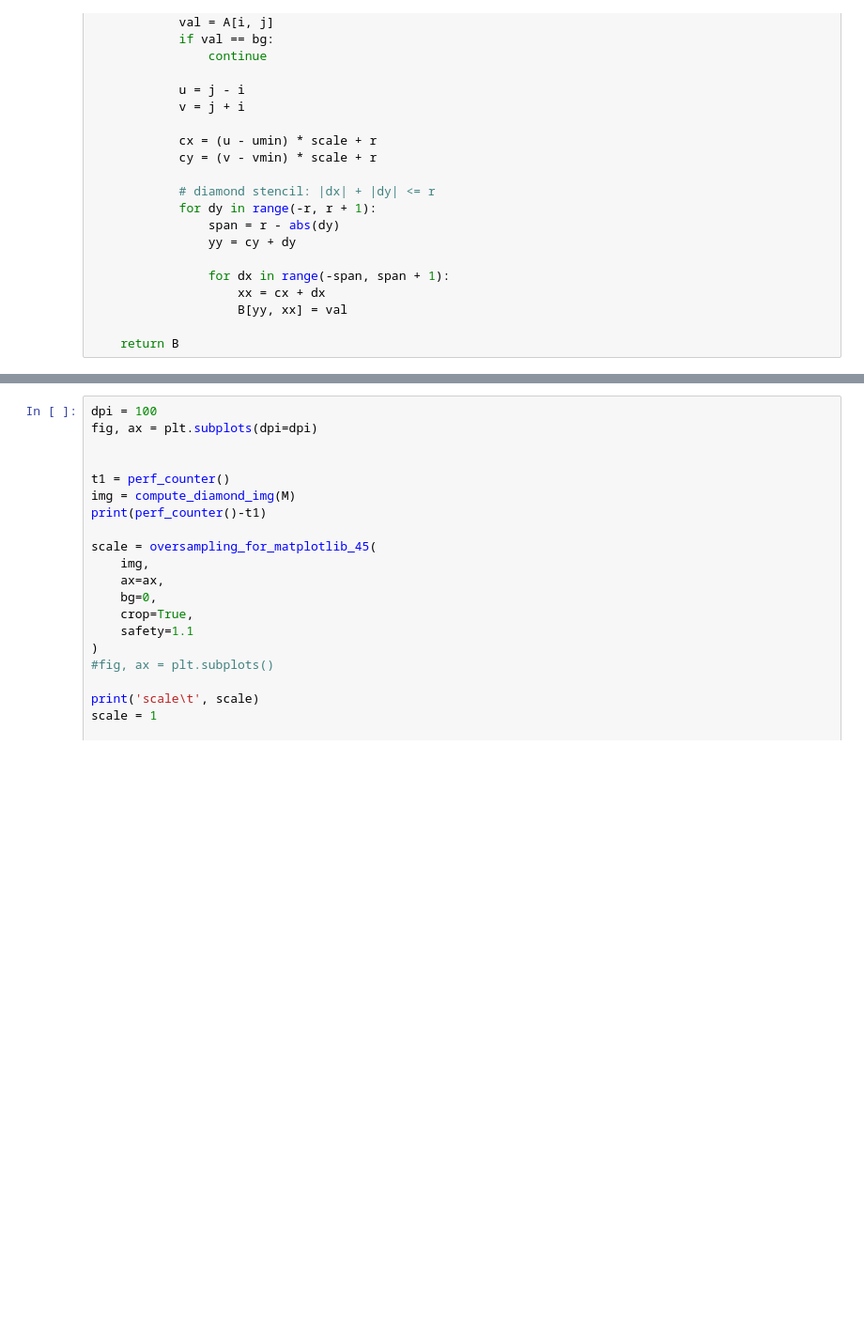
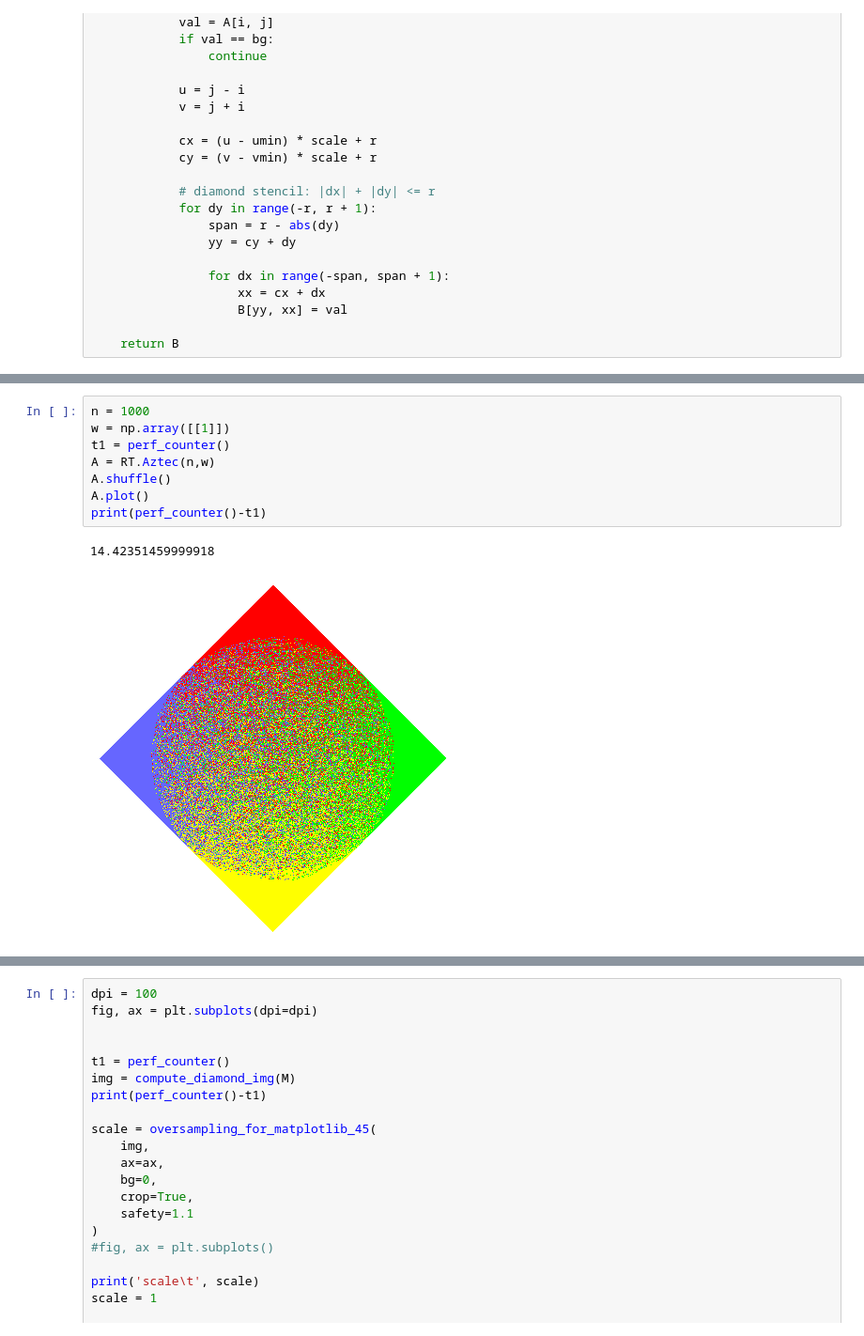
Before and after one commit to MaxvanHorssen/random-tilings, a Jupyter notebook: Dev Pixel Plot.ipynb, the cells around one changed output, grey strips where cells are left out. Shown at 94% size. Cells and saved outputs as stored; diff of their text form; blank space fills up the shorter version.

```diff
--- a/Dev Pixel Plot.ipynb
+++ b/Dev Pixel Plot.ipynb
@@ -246,0 +260,11 @@ M = A.get_M()
+# %%
+n = 1000
+w = np.array([[1]])
+t1 = perf_counter()
+A = RT.Aztec(n,w)
+A.shuffle()
+A.plot()
+print(perf_counter()-t1)
+# %% [output]
+14.42351459999918
+[figure, added]
```
Also changed, not shown: parts of 4 cells of this notebook, 9 other files.
